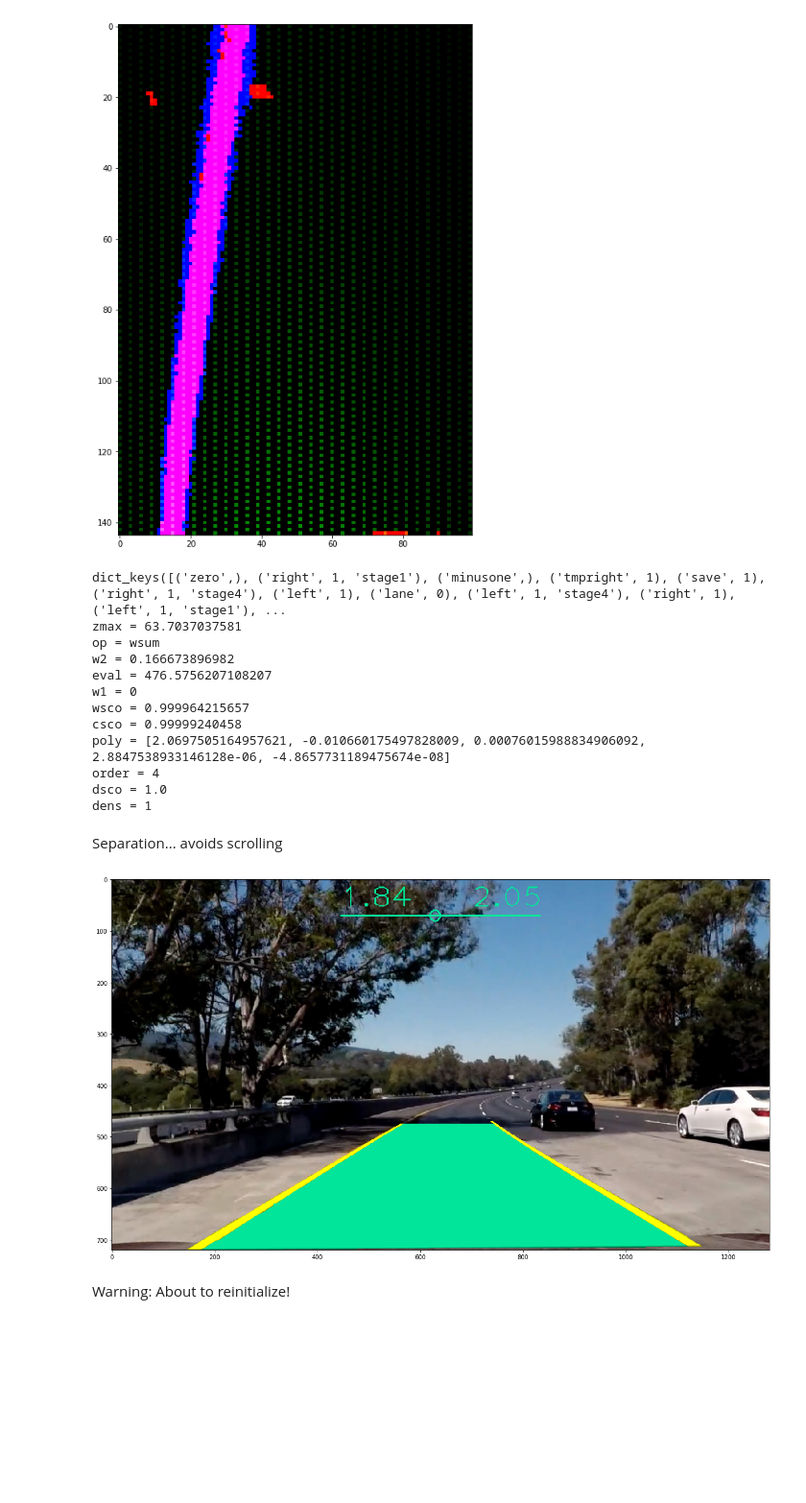
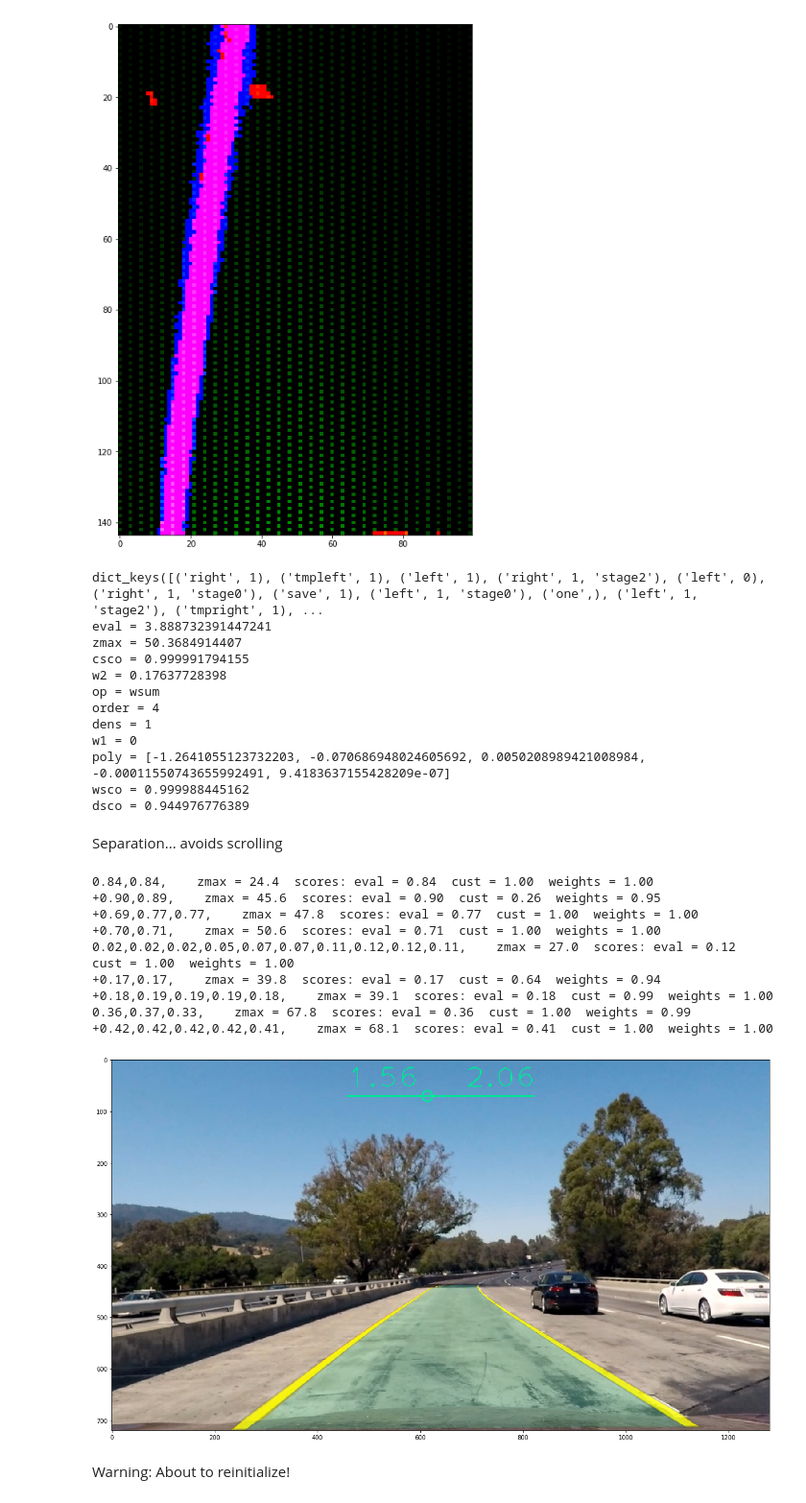
Before and after one commit to lepeuvedic/CarND-Advanced-Lane-Lines, a Jupyter notebook: code.ipynb, the cells around one changed output. Shown at 96% size. Cells and saved outputs as stored; diff of their text form; code cells hidden in the pictures; blank space fills up the shorter version.

```diff
--- a/code.ipynb
+++ b/code.ipynb
@@ -307,27 +307,27 @@ scores: cust=1.00  weight=0.99  derbounds=0.96
 print(image.lines._geom.keys())
 
 key=('left',1)
-key=('right',1)
+#key=('right',1)
 for k in image.lines._geom[key].keys():
     print(k+' =',image.lines._geom[key][k])
 # %% [output]
-dict_keys([('zero',), ('right', 1, 'stage1'), ('minusone',), ('tmpright', 1), ('save', 1), ('right', 1, 'stage4'), ('left', 1), ('lane', 0), ('left', 1, 'stage4'), ('right', 1), ('left', 1, 'stage1'), ...
-zmax = 63.7037037581
+dict_keys([('right', 1), ('tmpleft', 1), ('left', 1), ('right', 1, 'stage2'), ('left', 0), ('right', 1, 'stage0'), ('save', 1), ('left', 1, 'stage0'), ('one',), ('left', 1, 'stage2'), ('tmpright', 1), ...
+eval = 3.888732391447241
+zmax = 50.3684914407
+csco = 0.999991794155
+w2 = 0.17637728398
 op = wsum
-w2 = 0.166673896982
-eval = 476.5756207108207
+order = 4
+dens = 1
 w1 = 0
-wsco = 0.999964215657
-csco = 0.99999240458
-poly = [2.0697505164957621, -0.010660175497828009, 0.00076015988834906092, 2.8847538933146128e-06, -4.8657731189475674e-08]
-order = 4
-dsco = 1.0
-dens = 1
+poly = [-1.2641055123732203, -0.070686948024605692, 0.0050208989421008984, -0.00011550743655992491, 9.4183637155428209e-07]
+wsco = 0.999988445162
+dsco = 0.944976776389
 # %% [markdown]
 Separation... avoids scrolling
 # %%
 import numpy as np
-#import pdb
+import pdb
 #%pdb
 
 def myweight(x,y,x0=0.5,z0=100):
@@ -337,35 +337,45 @@ def plotweight(img, key, origin, scale, x0, z0):
     if not(img.lines.exist(key)): return
     w,h = img.get_size()
     ox,oy = origin
     sx,sy = scale
     for y in range(h):
         x=(oy-y)*sy
         yref = img.lines.eval(key,z=x)
         xx = np.arange(w)
         yy = np.ones_like(xx)*y
         weights = myweight(y=(xx-ox)*sx-yref,x=(oy-yy)*sy,x0=x0,z0=z0)
         img[y,:,1] = np.maximum(img[y,:,1], weights)
 
 import matplotlib.pyplot as plt
 %matplotlib inline
 from functools import partial
 
 #file='input0001'
 #file='input0073'
 #file='input0604'
 #file='input1210'
 #file='input1230'
 file='test1'
-file='test5'
+#file='test5'
+#file='input0135'
 
 image = RoadImage(filename='test_images/'+file+'.jpg')
 #process_image.state=None
 image = process_image(image)
 
 f, ax1 = plt.subplots(1,1, figsize=(20,14))
 image.show(ax1)
 # %% [output]
+0.84,0.84,    zmax = 24.4  scores: eval = 0.84  cust = 1.00  weights = 1.00
++0.90,0.89,    zmax = 45.6  scores: eval = 0.90  cust = 0.26  weights = 0.95
++0.69,0.77,0.77,    zmax = 47.8  scores: eval = 0.77  cust = 1.00  weights = 1.00
++0.70,0.71,    zmax = 50.6  scores: eval = 0.71  cust = 1.00  weights = 1.00
+0.02,0.02,0.02,0.05,0.07,0.07,0.11,0.12,0.12,0.11,    zmax = 27.0  scores: eval = 0.12  cust = 1.00  weights = 1.00
++0.17,0.17,    zmax = 39.8  scores: eval = 0.17  cust = 0.64  weights = 0.94
++0.18,0.19,0.19,0.19,0.18,    zmax = 39.1  scores: eval = 0.18  cust = 0.99  weights = 1.00
+0.36,0.37,0.33,    zmax = 67.8  scores: eval = 0.36  cust = 1.00  weights = 0.99
++0.42,0.42,0.42,0.42,0.41,    zmax = 68.1  scores: eval = 0.41  cust = 1.00  weights = 1.00
-[figure, old version]
+[figure, new version]
 # %% [markdown]
 Warning: About to reinitialize!
 # %%
```
Also changed, not shown: parts of 3 cells of this notebook, 2 other files.
